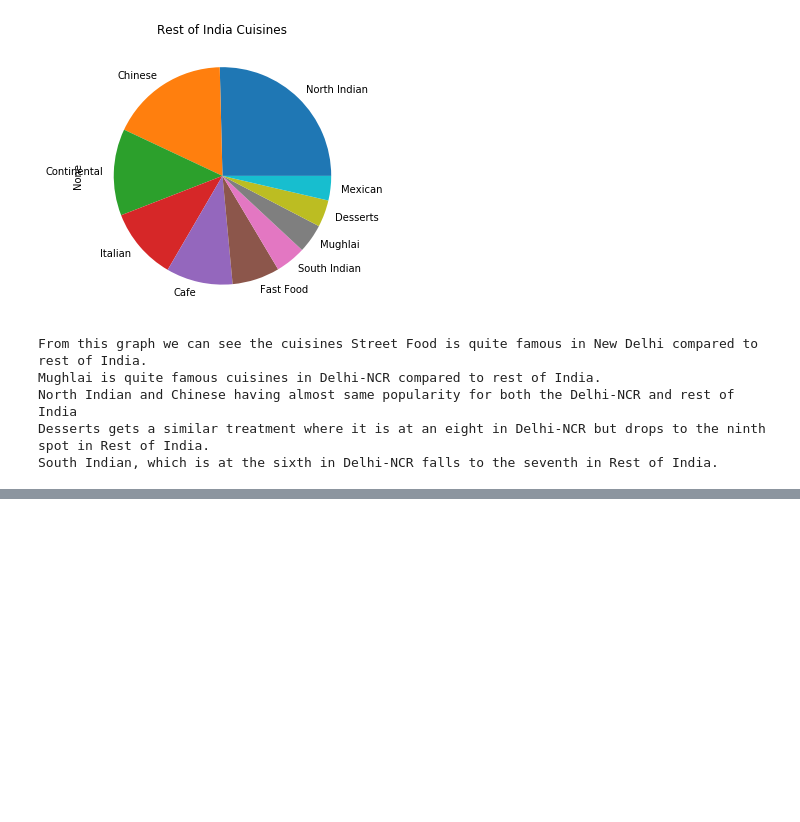
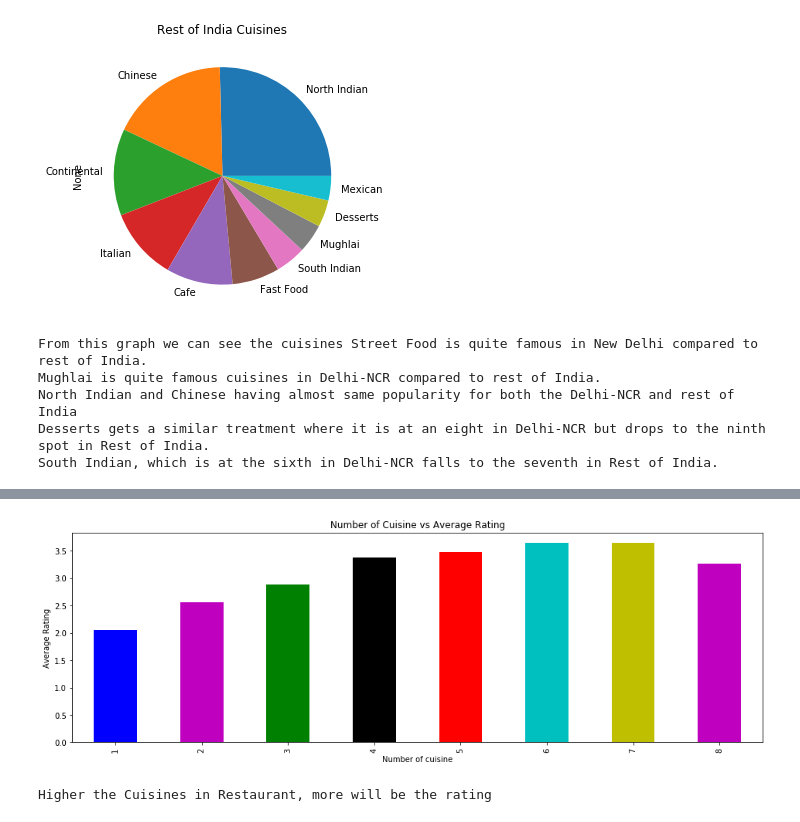
Before and after one commit to abhisngh/Zomato_Dataset_Analyses, a Jupyter notebook: Zomato_analyses.ipynb, the cells around one changed output, grey strips where cells are left out. Drawn from its saved outputs; the diff is of its cells as text; code cells hidden in the pictures; blank space fills up the shorter version.

```diff
--- a/Zomato_analyses.ipynb
+++ b/Zomato_analyses.ipynb
@@ -485,0 +534,14 @@ South Indian, which is at the sixth in Delhi-NCR falls to the seventh in Rest of
+# %%
+#Copying the Dataframe
+data_india_rating=df_india.copy()
+# %%
+#Removing the na values from the Dataframe
+data_india_rating.dropna(inplace=True)
+# %%
+#Fucntion to get the length of cuisines
+def cuisines(arr):
+    cuisines_list=arr.split(',')
+    return len(cuisines_list)
+# %%
+#Calling the Function
+data_india_rating['Number_Cuisines']=data_india_rating['Cuisines'].apply(cuisines)
@@ -485,0 +560,24 @@ South Indian, which is at the sixth in Delhi-NCR falls to the seventh in Rest of
+# %%
+#Plotting the Graph
+rating_average=[]
+cuisine_num=np.arange(1,9)
+for i in cuisine_num:
+    rating_average.append(data_india_rating[data_india_rating['Number_Cuisines']==i]['Aggregate rating'].mean())
+my_colors = list('bmgkrcym')
+plt.rcParams["figure.figsize"] = (16,5)
+s = pd.Series(
+    rating_average,
+    index = cuisine_num
+)
+s.plot(
+    kind='bar',
+    color=my_colors,
+)
+plt.xlabel("Number of cuisine")
+plt.ylabel("Average Rating")
+plt.title("Number of Cuisine vs Average Rating")
+plt.show()
+print('Higher the Cuisines in Restaurant, more will be the rating')
+# %% [output]
+[figure, added]
+Higher the Cuisines in Restaurant, more will be the rating
```
Also changed, not shown: parts of 31 cells of this notebook.
